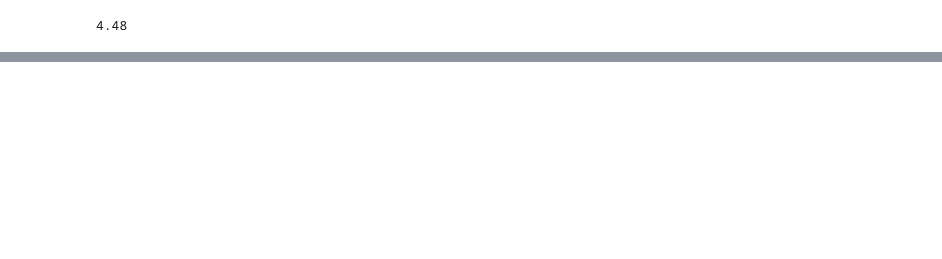
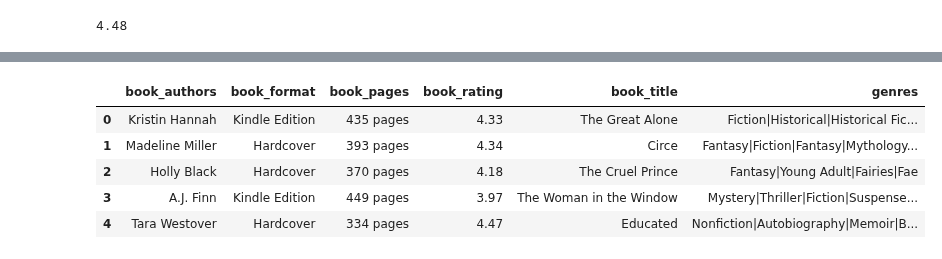
Before and after one commit to PedroHMenezes/PF_Book_rating, a Jupyter notebook: Books.ipynb, the cells around one changed output, grey strips where cells are left out. Saved outputs shown, nothing was run; the diff lists cells and outputs as text; code cells hidden in the pictures; blank space fills up the shorter version.

```diff
--- a/Books.ipynb
+++ b/Books.ipynb
@@ -239,0 +234,11 @@ teste_X2.head()
+# %%
+teste_X2.drop(['book_desc', 'book_edition', 'book_isbn', 'book_rating_count', 'book_review_count', 'image_url'], axis=1, inplace=True)
+teste_X2=teste_X2.dropna()
+teste_X2.head()
+# %% [output]
+|  | book_authors | book_format | book_pages | book_rating | book_title | genres |
+| 0 | Kristin Hannah | Kindle Edition | 435 pages | 4.33 | The Great Alone | Fiction|Historical|Historical Fic... |
+| 1 | Madeline Miller | Hardcover | 393 pages | 4.34 | Circe | Fantasy|Fiction|Fantasy|Mythology... |
+| 2 | Holly Black | Hardcover | 370 pages | 4.18 | The Cruel Prince | Fantasy|Young Adult|Fairies|Fae |
+| 3 | A.J. Finn | Kindle Edition | 449 pages | 3.97 | The Woman in the Window | Mystery|Thriller|Fiction|Suspense... |
+| 4 | Tara Westover | Hardcover | 334 pages | 4.47 | Educated | Nonfiction|Autobiography|Memoir|B... |
```
Also changed, not shown: parts of 13 cells of this notebook, 1 other file.
